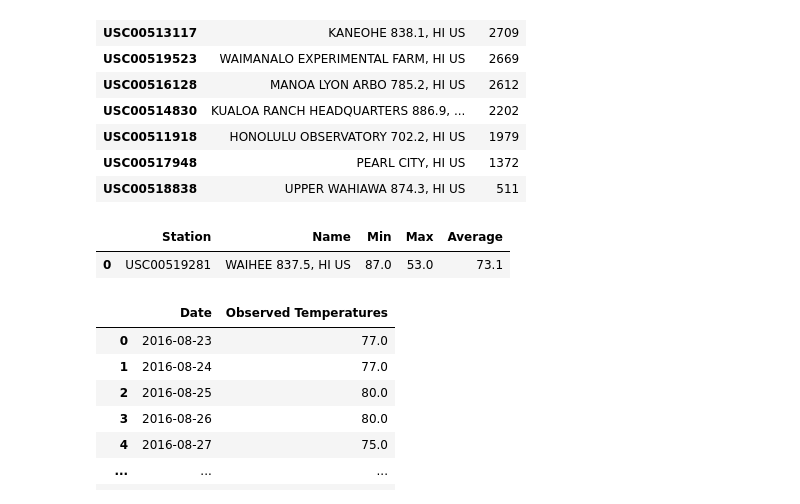
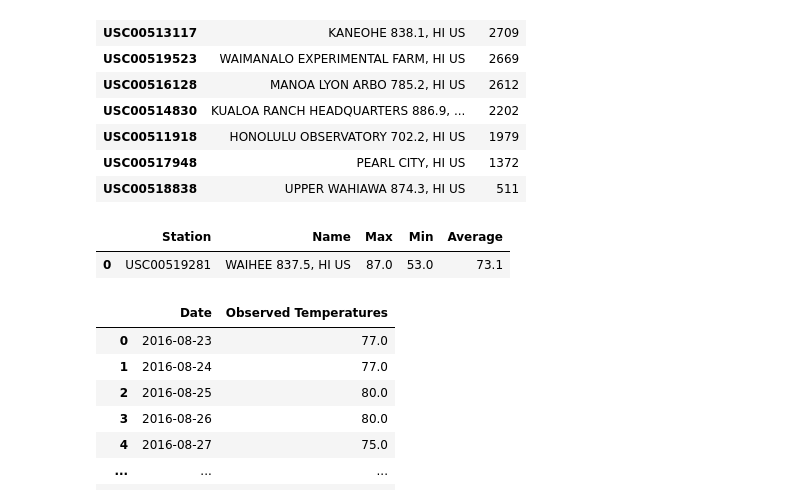
Before and after one commit to KirstieMcCown/sqlalchemy-challenge, a Jupyter notebook: climate_starter.ipynb, the cells around one changed output. Saved outputs shown, nothing was run; the diff lists cells and outputs as text; code cells hidden in the pictures.

Commit message:
finished station section in ipynb and almost finished .app

```diff
--- a/climate_starter.ipynb
+++ b/climate_starter.ipynb
@@ -160,14 +160,21 @@ active_df
 # %%
 # Using the station id from the previous query, calculate the lowest temperature recorded,
 # highest temperature recorded, and average temperature of the most active station?
+
+# Most Active Station
+most_active_station = session.query(Station.station, Station.name, func.count(Measurement.station)).\
+    filter(Measurement.station == Station.station).\
+    group_by(Station.name).\
+    order_by(desc(func.count(Measurement.station))).all()[0][0]
+
 stationtemp = session.query(Station.station, Station.name, func.max(Measurement.tobs), func.min(Measurement.tobs), func.avg(Measurement.tobs)).\
-    filter(Station.station == 'USC00519281').all()
+    filter(Station.station == most_active_station).all()
 
 temp_df = pd.DataFrame(stationtemp, columns = {"Station", "Name", "Max", "Min", "Average"})
-temp_df = temp_df.rename(columns = {"Min" : "Station", "Average" : "Name", "Name" : "Min", "Station" : "Average"})
+temp_df = temp_df.rename(columns = {"Min" : "Station", "Average" : "Name", "Name" : "Max", "Max" : "Min", "Station" : "Average"})
 temp_df
 # %% [output]
-|  | Station | Name | Min | Max | Average |
+|  | Station | Name | Max | Min | Average |
 | 0 | USC00519281 | WAIHEE 837.5, HI US | 87.0 | 53.0 | 73.1 |
 # %%
 # Choose the station with the highest number of temperature observations.
```
Also changed, not shown: parts of 3 cells of this notebook, 1 other file.
